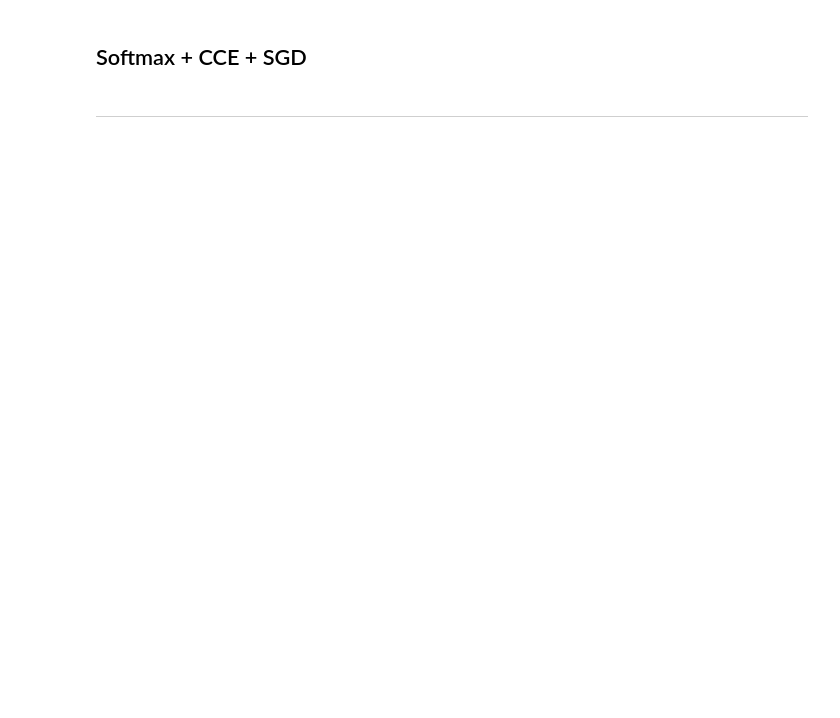
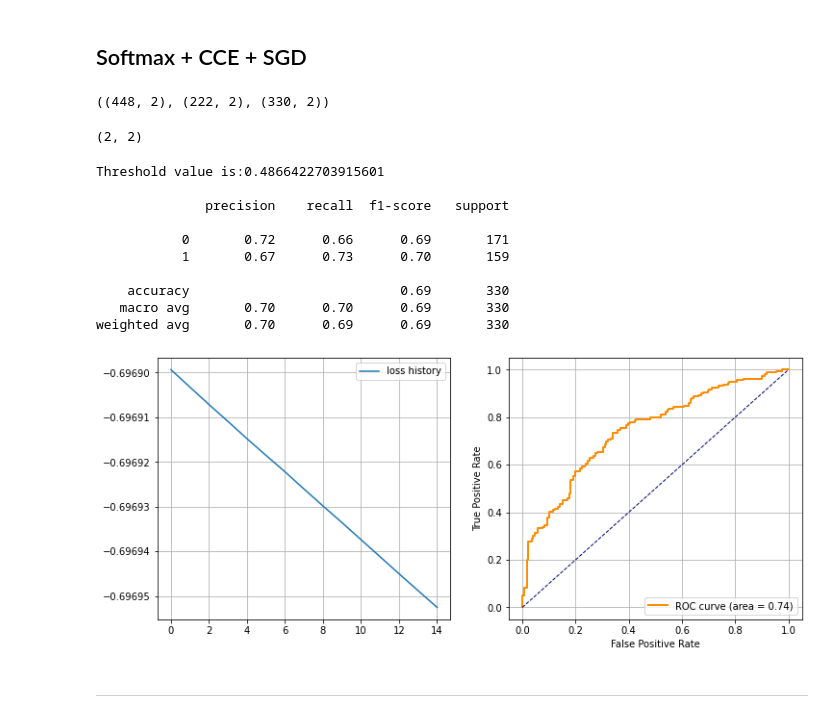
Before and after one commit to mechanoid5/ml_lib, a Jupyter notebook: classifier.ipynb, the cells around one changed output. Saved outputs shown, nothing was run; the diff lists cells and outputs as text; code cells hidden in the pictures; blank space fills up the shorter version.

```diff
--- a/classifier.ipynb
+++ b/classifier.ipynb
@@ -196,0 +211,8 @@ ClassifierEstimator( target=y, predict_score=p,  loss_history=lsh, ).estimate()
+# %%
+# преобразуем список меток к размерности выхода модели
+y_train = np.eye(target_train.max()+1)[target_train]
+y_val = np.eye(target_val.max()+1)[target_val]
+y_test = np.eye(target_test.max()+1)[target_test]
+y_train.shape,y_val.shape,y_test.shape
+# %% [output]
+((448, 2), (222, 2), (330, 2))
@@ -196,0 +222,50 @@ ClassifierEstimator( target=y, predict_score=p,  loss_history=lsh, ).estimate()
+# %%
+from lib.model.linear import Softmax
+
+# LinearModel(initiator)
+model = Softmax(
+    initiator=UniformInitiatorLinearModel(
+    # initiator=NormalInitiatorLinearModel(
+        input_size=X_train.shape[1],
+        output_size=y_train.shape[1],
+    )
+)
+
+model.weight.shape
+# %% [output]
+(2, 2)
+# %%
+from lib.loss.crossentropy import CCE # ф-ция потери - категориальная кросс-энтропия
+loss = CCE(model)
+
+#from lib.optimizer.lrate import FactorLRA # скорость обучения - уменьшается в процессе обучения
+# FactorLRA(start,bound,factor,)
+# lra = FactorLRA(.5,bound=.01,factor=.9,)
+from lib.optimizer.lrate import ConstLRA # скорость обучения - константная
+lra = ConstLRA(.01)
+
+
+#from lib.optimizer.breaker import EarlyStopping # прерывание при достижении прога значения ф-ции потери
+# EarlyStopping( bound=None, min_delta=0., max_delta=None, patience=2 )
+#es = EarlyStopping(bound=1e-2)
+
+from lib.optimizer.regularizator import RegularizationL1 # регуляризация
+# RegularizationL1(rho)
+reg = RegularizationL1(rho=.01)
+
+from lib.optimizer.gd import SGD # метод  оптимизации стохастический градиентный спуск
+# SGD(loss,lra=ConstLRA(.1),breaker=Breaking(),regul=Regularization(1.),momentum=0.)
+# SGD.fit(data_train,batch_size, data_val=None,n_epoch=2,target_is_indices=False):
+# %%
+model = SGD(
+    loss=loss,
+    lra=lra,
+    #breaker=es,
+    regul=reg,
+    momentum=.01,
+).fit(
+    data_train=[X_train,y_train],
+    data_val=[X_val,y_val],
+    n_epoch=15,
+    batch_size=y_train.shape[0]//10,
+)
@@ -197,2 +275,20 @@ ClassifierEstimator( target=y, predict_score=p,  loss_history=lsh, ).estimate()
+# %%
+ClassifierEstimator(
+    target=target_test,
+    predict_score=model.predict(X_test)[:,0],
+    loss_history=loss.history,
+).estimate()
+# %% [output]
+Threshold value is:0.4866422703915601
+
+              precision    recall  f1-score   support
+
+           0       0.72      0.66      0.69       171
+           1       0.67      0.73      0.70       159
+
+    accuracy                           0.69       330
+   macro avg       0.70      0.70      0.69       330
+weighted avg       0.70      0.69      0.69       330
+[figure, added]
 # %% [markdown]
 ---
```
Also changed, not shown: parts of 24 cells of this notebook, 6 other files.
